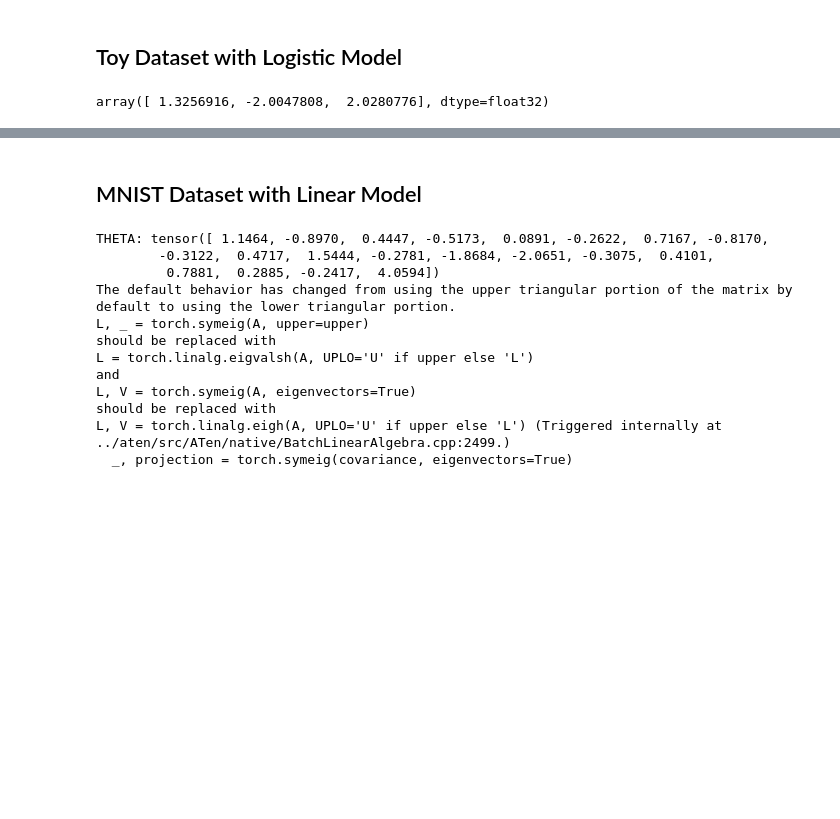
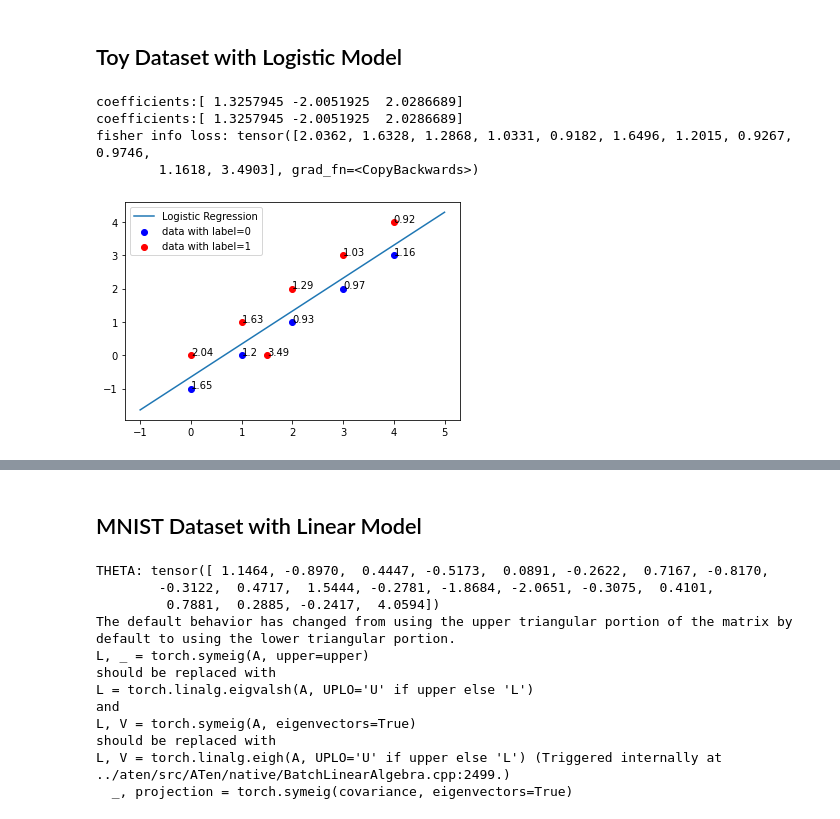
Before and after one commit to charlotte12l/am207_fisher, a Jupyter notebook: fil_debug_experiments.ipynb, the cells around one changed output, grey strips where cells are left out. Drawn from its saved outputs; the diff is of its cells as text; code cells hidden in the pictures; blank space fills up the shorter version.

```diff
--- a/fil_debug_experiments.ipynb
+++ b/fil_debug_experiments.ipynb
@@ -71,17 +83,55 @@ tensor([0.3174])
 # %%
 # define dataset
 X = np.array([[x, x] for x in range(5)] + [[x, x-1] for x in range(5)])
 X = np.vstack((X, np.array([[1.5, 0]]))) # Add one atypical data point
 y = np.array([1] * 5 + [0] * 5 + [1]) # labels
 
 
-
 data = {"features": torch.from_numpy(add_bias(X)).float(), "targets": torch.from_numpy(y).float()}
 
 model = FIL_Logistic_lxy()
 
 model.train(data, l2=0.01)
+
+print("coefficients:{}".format(model.get_params()))
+
+b, w1, w2 = model.get_params()
+c = -b/w2
+m = -w1/w2
+
+# plot the data and the classification with the decision boundary.
+xmin, xmax = -1, 5
+ymin, ymax = -1, 5
+xd = np.array([xmin, xmax])
+yd = m*xd+c
+
+
+print("coefficients:{}".format(model.get_params()))
+
+
+all_fils =  model.compute_all_fils()
+
+print('fisher info loss:', all_fils)
+
+fig, ax = plt.subplots()
+
+ax.plot(xd, yd, label="Logistic Regression")
+x_0 = X[y==0]
+x_1 = X[y==1]
+ax.scatter(x_0[:,0], x_0[:,1], label="data with label=0", color="blue")
+ax.scatter(x_1[:,0], x_1[:,1], label="data with label=1", color="red")
+
+# ax.scatter(X[:,0], X[:,1], color=[col(y_val) for y_val in y])
+
+for i, txt in enumerate(all_fils):
+    ax.annotate(round(txt.item(),2), (X[i][0], X[i][1]))
+
+plt.legend()
+plt.savefig("figs/logistic_toy.png", dpi=1200, bbox_inches="tight")
+plt.show()
+# %% [output]
+coefficients:[ 1.3257945 -2.0051925  2.0286689]
+coefficients:[ 1.3257945 -2.0051925  2.0286689]
+fisher info loss: tensor([2.0362, 1.6328, 1.2868, 1.0331, 0.9182, 1.6496, 1.2015, 0.9267, 0.9746,
+        1.1618, 3.4903], grad_fn=<CopyBackwards>)
+[figure, added]
-# %%
-model.get_params()
-# %% [output]
-array([ 1.3256916, -2.0047808,  2.0280776], dtype=float32)
```
Also changed, not shown: parts of 7 cells of this notebook, 1 other file.
